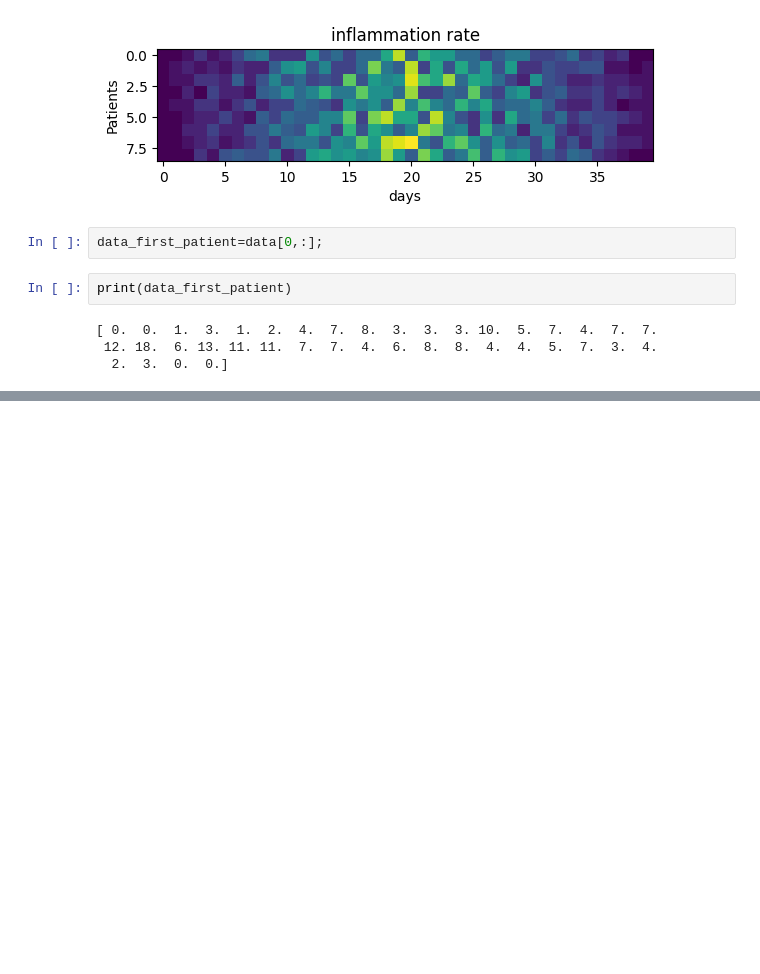
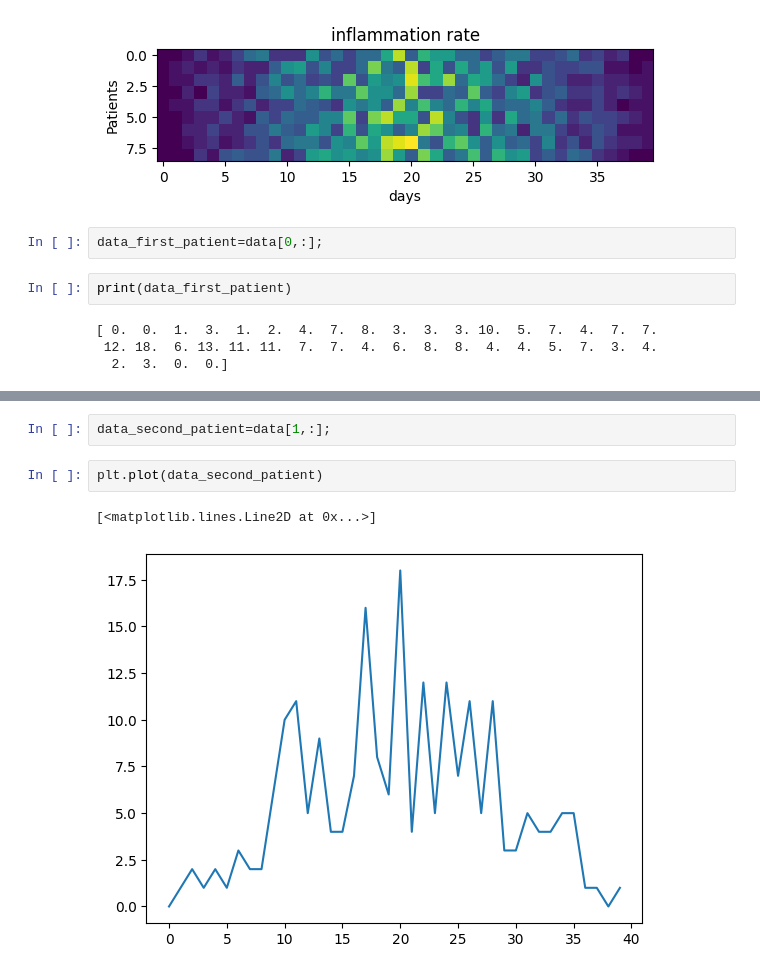
Before and after one commit to Azinkarimzad/phthon_SWC_24, a Jupyter notebook: day_1.ipynb, the cells around one changed output, grey strips where cells are left out. Saved outputs shown, nothing was run; the diff lists cells and outputs as text; blank space fills up the shorter version.

```diff
--- a/day_1.ipynb
+++ b/day_1.ipynb
@@ -348,0 +354,7 @@ print(data_first_patient)
+# %%
+data_second_patient=data[1,:];
+# %%
+plt.plot(data_second_patient)
+# %% [output]
+[<matplotlib.lines.Line2D at 0x...>]
+[figure, added]
```
Also changed, not shown: parts of 1 cell of this notebook.
